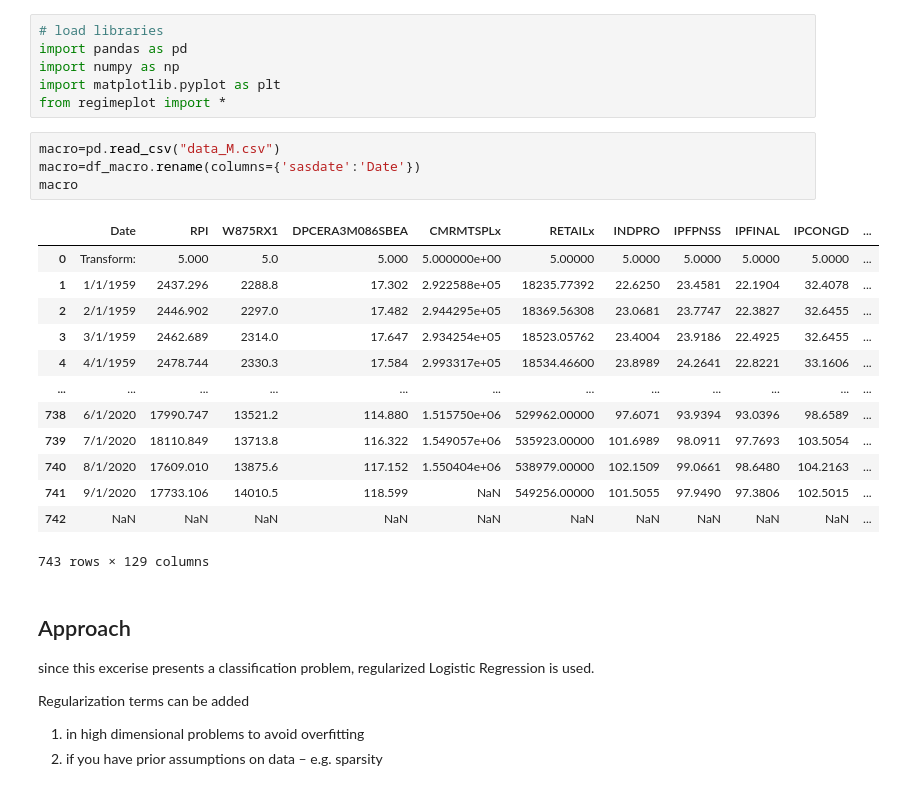
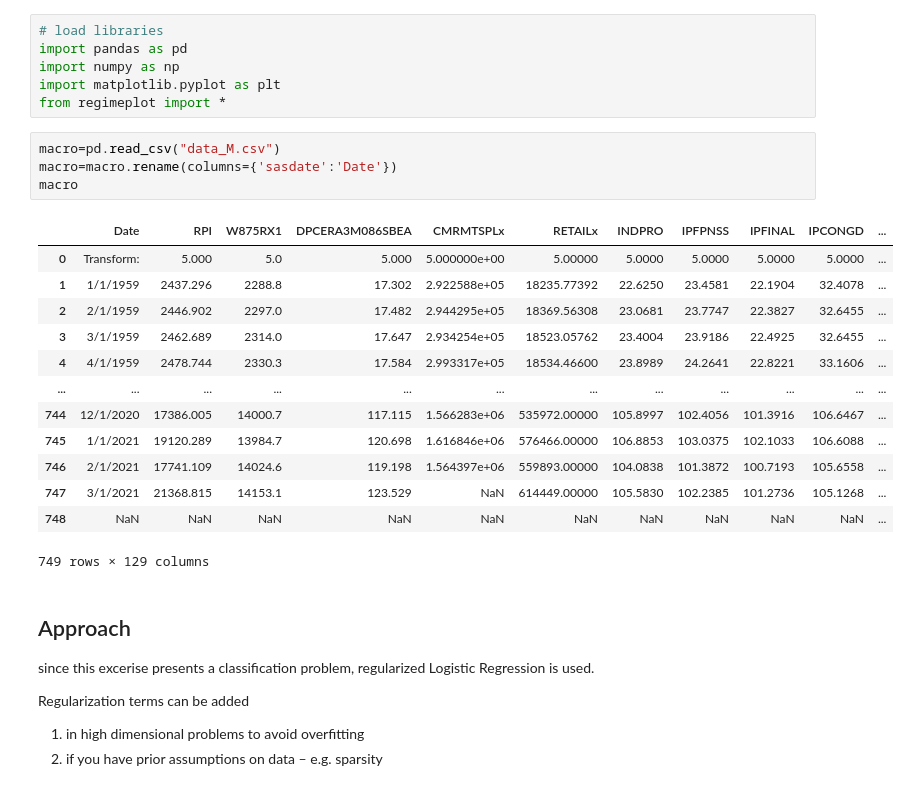
Before and after one commit to sturkian/Recession-Indicator, a Jupyter notebook: Recession_indicator.ipynb, the cells around one changed output. Cells and saved outputs as stored; diff of their text form.

```diff
--- a/Recession_indicator.ipynb
+++ b/Recession_indicator.ipynb
@@ -84,22 +84,22 @@ import matplotlib.pyplot as plt
 from regimeplot import *
 # %%
 macro=pd.read_csv("data_M.csv")
-macro=df_macro.rename(columns={'sasdate':'Date'})
+macro=macro.rename(columns={'sasdate':'Date'})
 macro
 # %% [output]
 |  | Date | RPI | W875RX1 | DPCERA3M086SBEA | CMRMTSPLx | RETAILx | INDPRO | IPFPNSS | IPFINAL | IPCONGD | ... |
 | 0 | Transform: | 5.000 | 5.0 | 5.000 | 5.000000e+00 | 5.00000 | 5.0000 | 5.0000 | 5.0000 | 5.0000 | ... |
 | 1 | 1/1/1959 | 2437.296 | 2288.8 | 17.302 | 2.922588e+05 | 18235.77392 | 22.6250 | 23.4581 | 22.1904 | 32.4078 | ... |
 | 2 | 2/1/1959 | 2446.902 | 2297.0 | 17.482 | 2.944295e+05 | 18369.56308 | 23.0681 | 23.7747 | 22.3827 | 32.6455 | ... |
 | 3 | 3/1/1959 | 2462.689 | 2314.0 | 17.647 | 2.934254e+05 | 18523.05762 | 23.4004 | 23.9186 | 22.4925 | 32.6455 | ... |
 | 4 | 4/1/1959 | 2478.744 | 2330.3 | 17.584 | 2.993317e+05 | 18534.46600 | 23.8989 | 24.2641 | 22.8221 | 33.1606 | ... |
 | ... | ... | ... | ... | ... | ... | ... | ... | ... | ... | ... | ... |
-| 738 | 6/1/2020 | 17990.747 | 13521.2 | 114.880 | 1.515750e+06 | 529962.00000 | 97.6071 | 93.9394 | 93.0396 | 98.6589 | ... |
-| 739 | 7/1/2020 | 18110.849 | 13713.8 | 116.322 | 1.549057e+06 | 535923.00000 | 101.6989 | 98.0911 | 97.7693 | 103.5054 | ... |
-| 740 | 8/1/2020 | 17609.010 | 13875.6 | 117.152 | 1.550404e+06 | 538979.00000 | 102.1509 | 99.0661 | 98.6480 | 104.2163 | ... |
-| 741 | 9/1/2020 | 17733.106 | 14010.5 | 118.599 | NaN | 549256.00000 | 101.5055 | 97.9490 | 97.3806 | 102.5015 | ... |
-| 742 | NaN | NaN | NaN | NaN | NaN | NaN | NaN | NaN | NaN | NaN | ... |
+| 744 | 12/1/2020 | 17386.005 | 14000.7 | 117.115 | 1.566283e+06 | 535972.00000 | 105.8997 | 102.4056 | 101.3916 | 106.6467 | ... |
+| 745 | 1/1/2021 | 19120.289 | 13984.7 | 120.698 | 1.616846e+06 | 576466.00000 | 106.8853 | 103.0375 | 102.1033 | 106.6088 | ... |
+| 746 | 2/1/2021 | 17741.109 | 14024.6 | 119.198 | 1.564397e+06 | 559893.00000 | 104.0838 | 101.3872 | 100.7193 | 105.6558 | ... |
+| 747 | 3/1/2021 | 21368.815 | 14153.1 | 123.529 | NaN | 614449.00000 | 105.5830 | 102.2385 | 101.2736 | 105.1268 | ... |
+| 748 | NaN | NaN | NaN | NaN | NaN | NaN | NaN | NaN | NaN | NaN | ... |
-743 rows × 129 columns
+749 rows × 129 columns
 # %% [markdown]
 ## Approach
 
```
Also changed, not shown: parts of 16 cells of this notebook.
